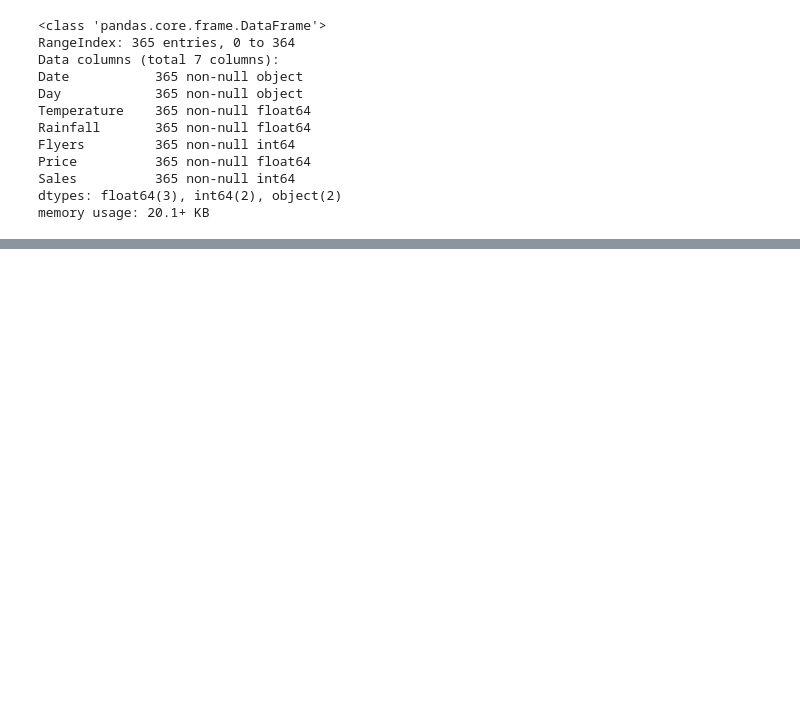
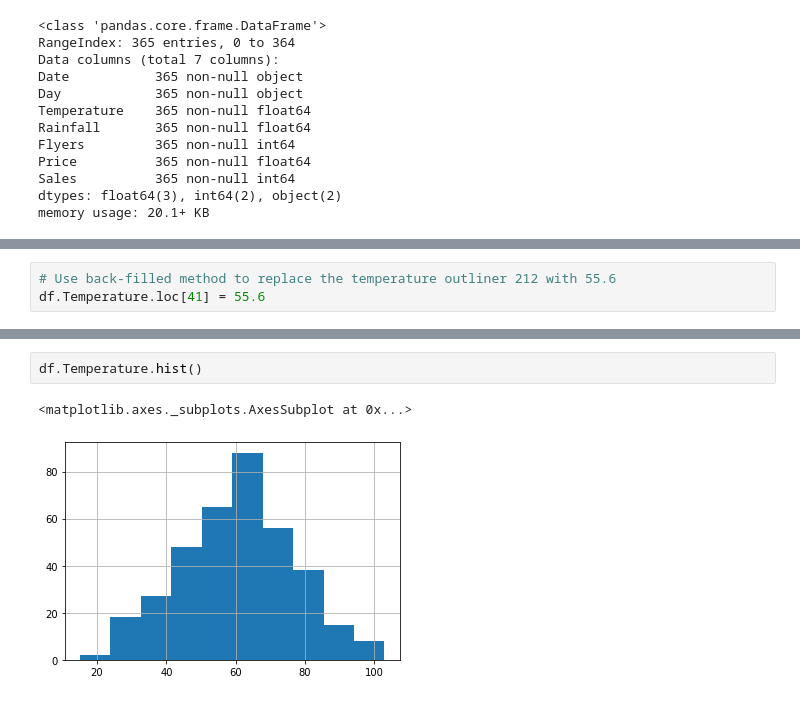
Before and after one commit to sunwenliang14/anomaly_detection, a Jupyter notebook: continuous_probabilistic_methods.ipynb, the cells around one changed output, grey strips where cells are left out. Cells and saved outputs as stored; diff of their text form; blank space fills up the shorter version.

```diff
--- a/continuous_probabilistic_methods.ipynb
+++ b/continuous_probabilistic_methods.ipynb
@@ -35,0 +284,3 @@ memory usage: 20.1+ KB
+# %%
+# Use back-filled method to replace the temperature outliner 212 with 55.6
+df.Temperature.loc[41] = 55.6
@@ -35,0 +297,5 @@ memory usage: 20.1+ KB
+# %%
+df.Temperature.hist()
+# %% [output]
+<matplotlib.axes._subplots.AxesSubplot at 0x...>
+[figure, added]
```
Also changed, not shown: parts of 52 cells of this notebook.
